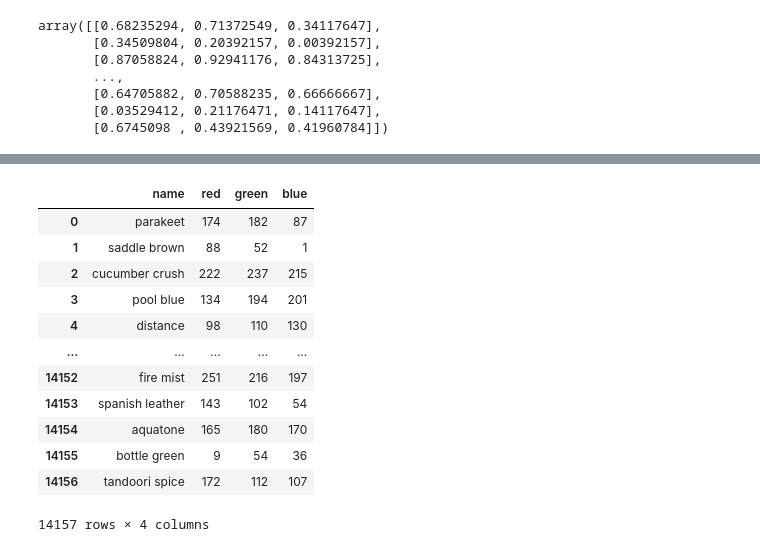
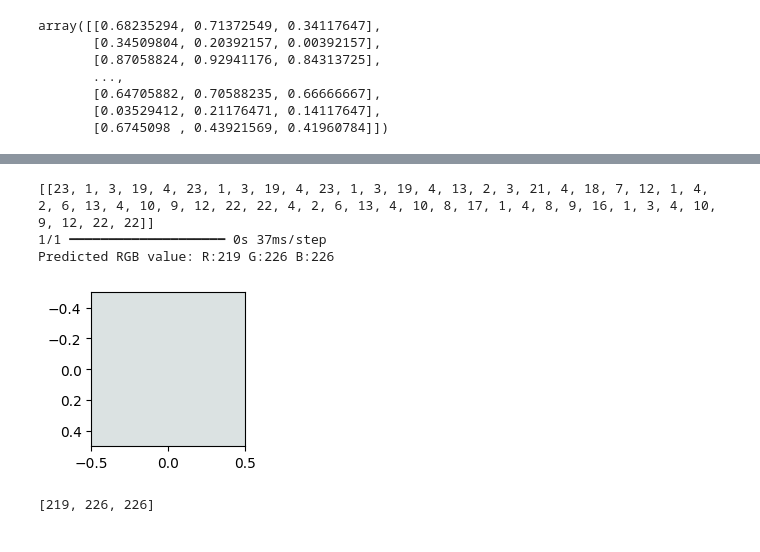
Before and after one commit to MitchKubina/Color-Generator, a Jupyter notebook: color_generator.ipynb, the cells around one changed output, grey strips where cells are left out. Drawn from its saved outputs; the diff is of its cells as text; code cells hidden in the pictures.

```diff
--- a/color_generator.ipynb
+++ b/color_generator.ipynb
@@ -274,16 +277,8 @@ Predicted RGB value: R:174.43386840820312 G:169.78501892089844 B:160.87884521484
-# %%
-colors
-# %% [output]
-|  | name | red | green | blue |
-| 0 | parakeet | 174 | 182 | 87 |
-| 1 | saddle brown | 88 | 52 | 1 |
-| 2 | cucumber crush | 222 | 237 | 215 |
-| 3 | pool blue | 134 | 194 | 201 |
-| 4 | distance | 98 | 110 | 130 |
-| ... | ... | ... | ... | ... |
-| 14152 | fire mist | 251 | 216 | 197 |
-| 14153 | spanish leather | 143 | 102 | 54 |
-| 14154 | aquatone | 165 | 180 | 170 |
-| 14155 | bottle green | 9 | 54 | 36 |
-| 14156 | tandoori spice | 172 | 112 | 107 |
-14157 rows × 4 columns
+# %%
+predict_color("very very very dark blue and stuff and some other stuff")
+# %% [output]
+[[23, 1, 3, 19, 4, 23, 1, 3, 19, 4, 23, 1, 3, 19, 4, 13, 2, 3, 21, 4, 18, 7, 12, 1, 4, 2, 6, 13, 4, 10, 9, 12, 22, 22, 4, 2, 6, 13, 4, 10, 8, 17, 1, 4, 8, 9, 16, 1, 3, 4, 10, 9, 12, 22, 22]]
+1/1 ━━━━━━━━━━━━━━━━━━━━ 0s 37ms/step
+Predicted RGB value: R:219 G:226 B:226
+[figure, added]
+[219, 226, 226]
```
Also changed, not shown: parts of 6 cells of this notebook, 3 other files.
